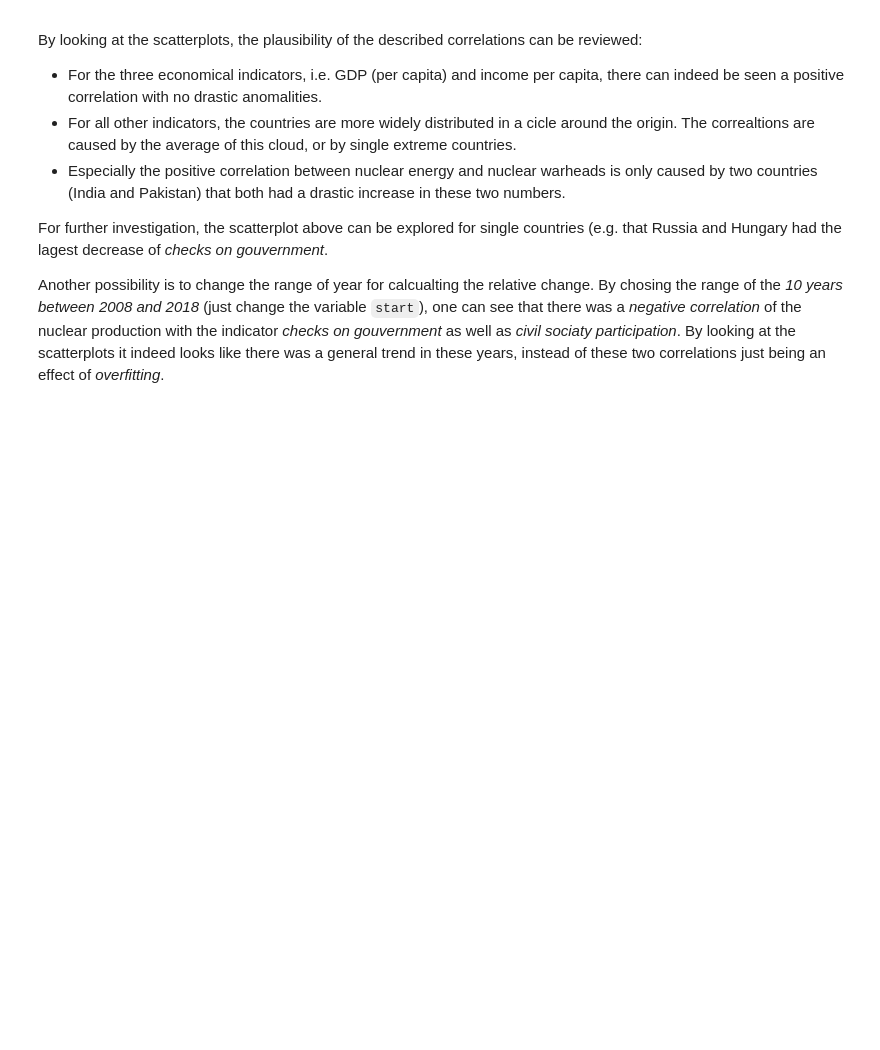
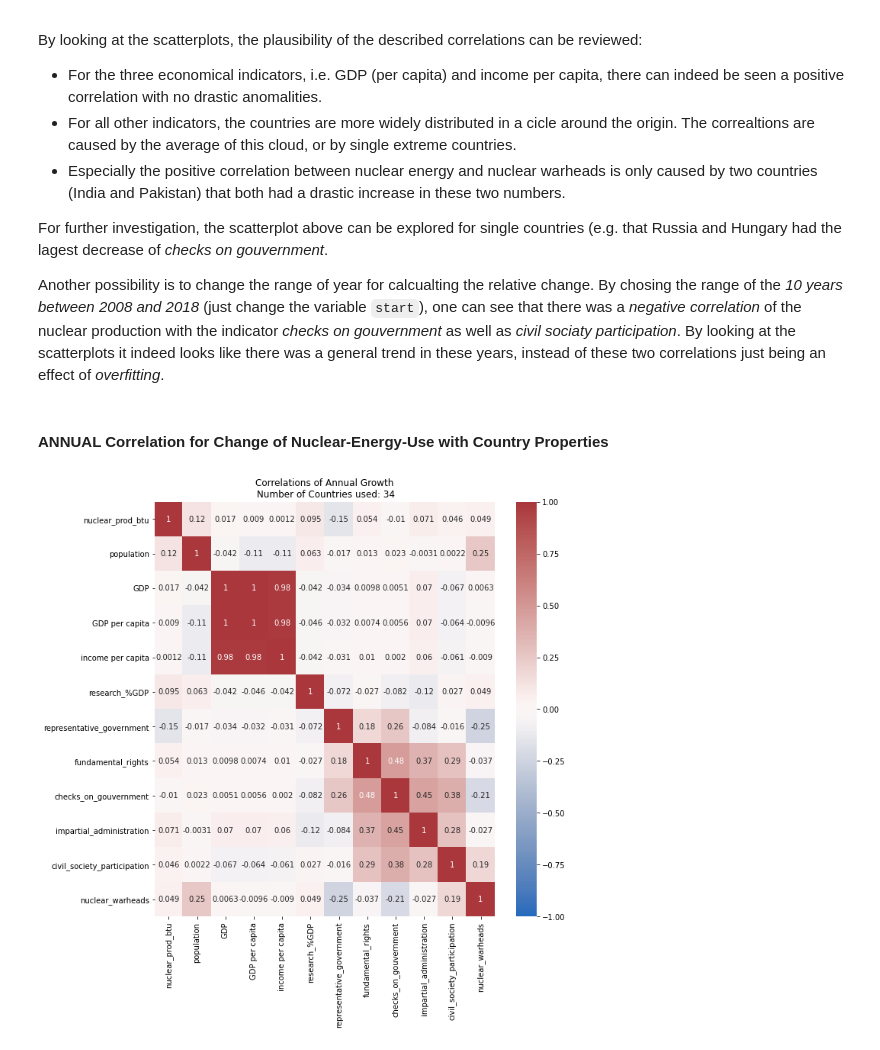
Before and after one commit to e8606876/dopp10, a Jupyter notebook: group_10.ipynb, the cells around one changed output. Cells and saved outputs as stored; diff of their text form; code cells hidden in the pictures; blank space fills up the shorter version.

Commit message:
Added annual change (correlation matrx) to q3.

```diff
--- a/group_10.ipynb
+++ b/group_10.ipynb
@@ -1193,3 +1193,43 @@ By looking at the scatterplots, the plausibility of the described correlations c
 For further investigation, the scatterplot above can be explored for single countries (e.g. that Russia and Hungary had the lagest decrease of *checks on gouvernment*.
 
 Another possibility is to change the range of year for calcualting the relative change. By chosing the range of the *10 years between 2008 and 2018* (just change the variable `start`), one can see that there was a *negative correlation* of the nuclear production with the indicator *checks on gouvernment* as well as *civil sociaty participation*. By looking at the scatterplots it indeed looks like there was a general trend in these years, instead of these two correlations just being an effect of *overfitting*.
+# %% [markdown]
+#### ANNUAL Correlation for Change of Nuclear-Energy-Use with Country Properties
+# %%
+def correlation_q3_single_year(start=1980, end=2018, nuclear_countries_only=True):
+    data = pd.read_csv('./data/data_merged/data.csv').set_index(['year','country'])
+    # exclude countries, that do not use nuclear energy (in both years)
+    if nuclear_countries_only:
+        nuclear_countries = data['operating_reactors'].sum(axis=0, level='country').replace(0,np.nan).dropna().index
+        data = data.query("country in @nuclear_countries")
+
+    # select columns
+    data_amount = data[['nuclear_prod_btu', 'population','GDP','GDP per capita','income per capita','research_%GDP',
+                        'representative_government','fundamental_rights','checks_on_gouvernment',
+                        'impartial_administration','civil_society_participation','nuclear_warheads']]
+
+    # calculate ANNUAL growth (relative change of two succeeding years)
+    data_growth = pd.DataFrame()
+    for column in data_amount.columns:
+        data_growth[column] = data_amount[column].unstack().pct_change().stack()
+
+    # restrict time range
+    data_growth = data_growth.query("@start <= year <= @end")
+
+    # fill missing values with 0 and drop infinities
+    data_growth = data_growth.fillna(0)
+    data_growth = data_growth.replace(np.inf,np.nan).dropna()
+
+    # make plot
+    %matplotlib inline
+    plt.figure(figsize=[10,10])
+    sns.heatmap(data_growth.corr(), vmin=-1, vmax=1, annot=True, cmap='vlag')
+    plt.title(f'Correlations of Annual Growth' +
+              f'\n Number of Countries used: {data_growth.index.get_level_values("country").drop_duplicates().size}')
+    plt.show()
+
+    return data_growth
+
+df = correlation_q3_single_year(start=1998, end=2018, nuclear_countries_only=True)
+# %% [output]
+[figure, added]
```
Also changed, not shown: parts of 1 cell of this notebook.
